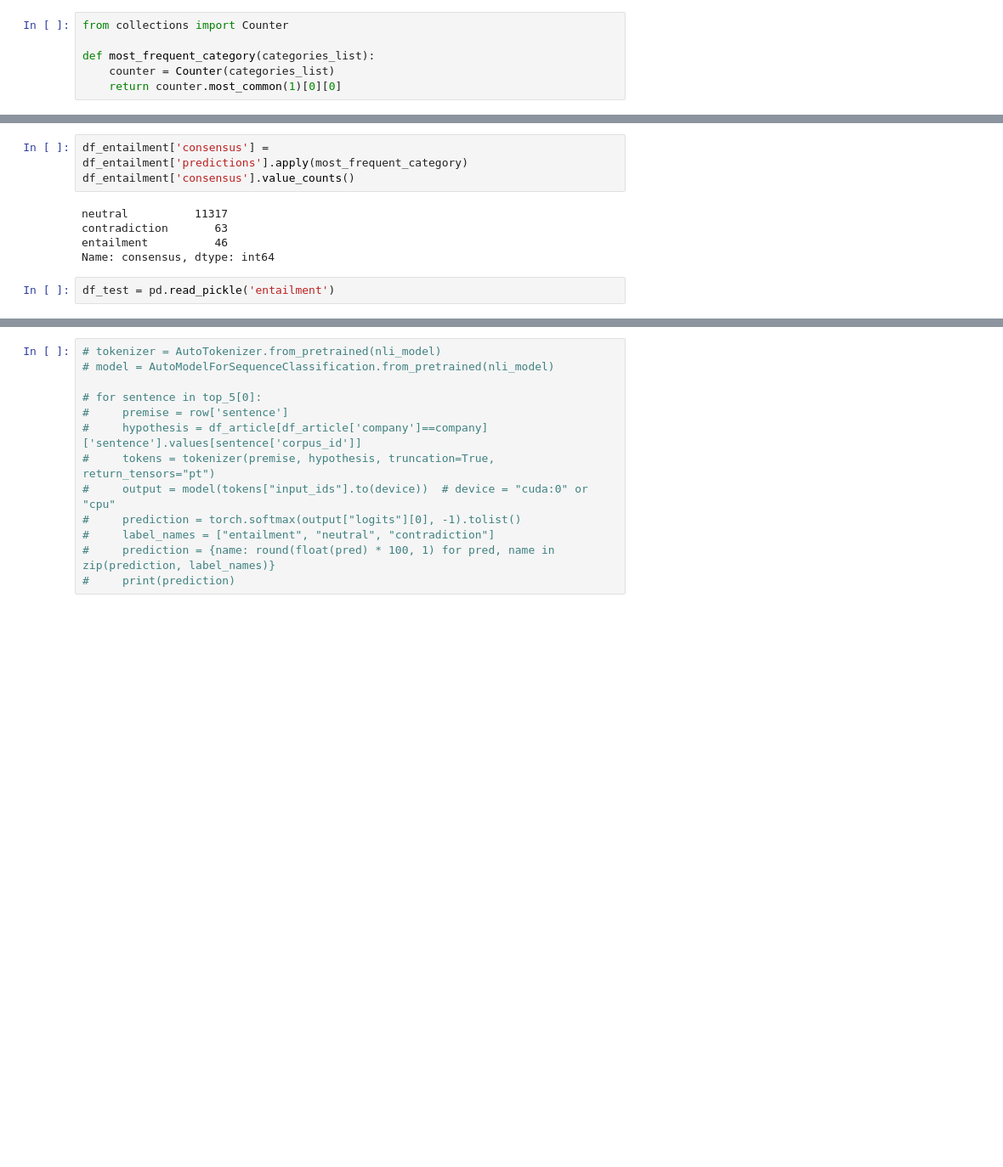
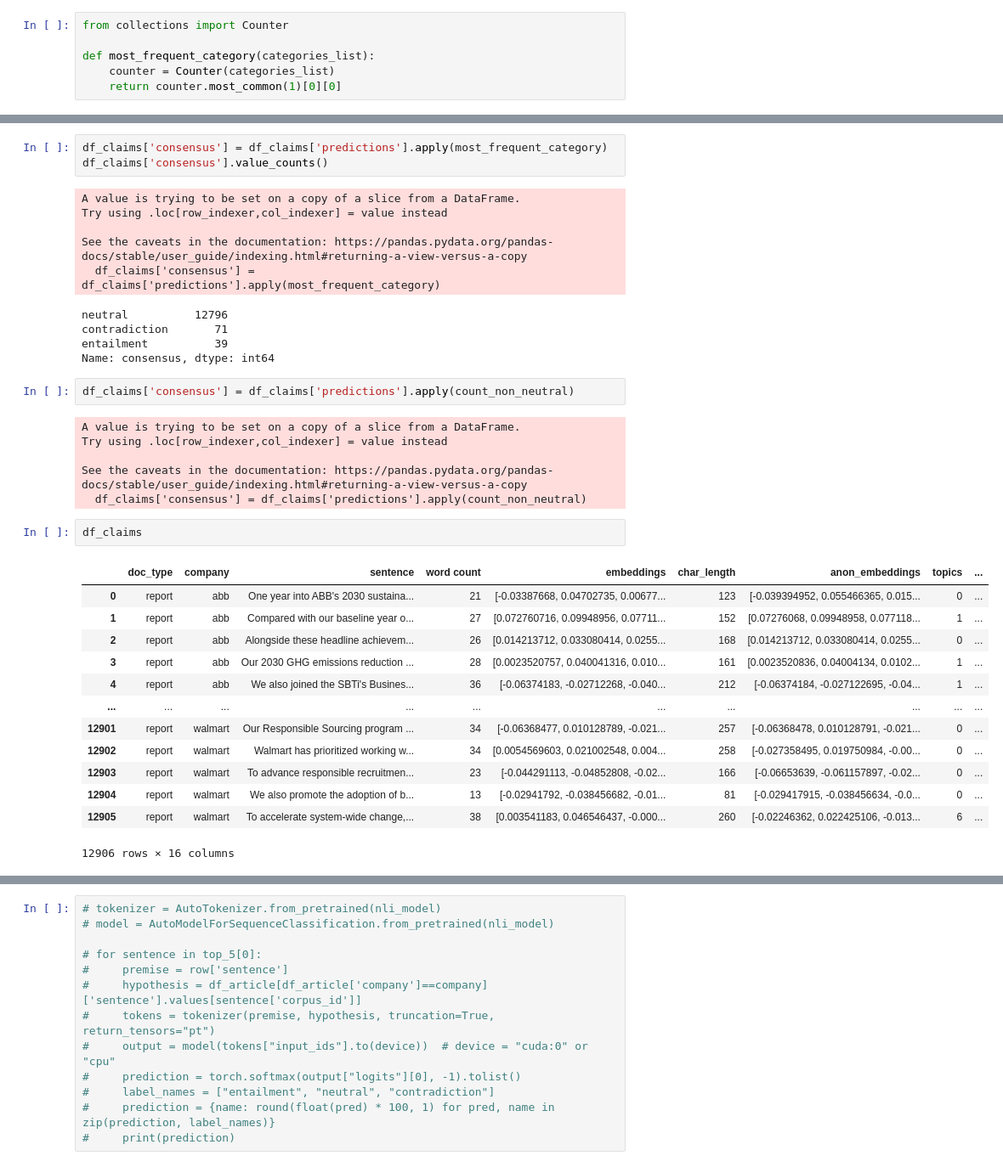
Before and after one commit to dathanh-nguyen/Thesis, a Jupyter notebook: analysis/Data_analysis_NLI.ipynb, the cells around one changed output, grey strips where cells are left out. Shown: that part at 85% size. Saved outputs shown, nothing was run; the diff lists cells and outputs as text; blank space fills up the shorter version.

```diff
--- a/analysis/Data_analysis_NLI.ipynb
+++ b/analysis/Data_analysis_NLI.ipynb
@@ -190,10 +205,37 @@ def most_frequent_category(categories_list):
 # %%
-df_entailment['consensus'] = df_entailment['predictions'].apply(most_frequent_category)
-df_entailment['consensus'].value_counts()
+df_claims['consensus'] = df_claims['predictions'].apply(most_frequent_category)
+df_claims['consensus'].value_counts()
 # %% [output]
-neutral          11317
-contradiction       63
-entailment          46
-Name: consensus, dtype: int64
+A value is trying to be set on a copy of a slice from a DataFrame.
+Try using .loc[row_indexer,col_indexer] = value instead
+
+See the caveats in the documentation: https://pandas.pydata.org/pandas-docs/stable/user_guide/indexing.html#returning-a-view-versus-a-copy
+  df_claims['consensus'] = df_claims['predictions'].apply(most_frequent_category)
+neutral          12796
+contradiction       71
+entailment          39
+Name: consensus, dtype: int64
 # %%
-df_test = pd.read_pickle('entailment')
+df_claims['consensus'] = df_claims['predictions'].apply(count_non_neutral)
+# %% [output]
+A value is trying to be set on a copy of a slice from a DataFrame.
+Try using .loc[row_indexer,col_indexer] = value instead
+
+See the caveats in the documentation: https://pandas.pydata.org/pandas-docs/stable/user_guide/indexing.html#returning-a-view-versus-a-copy
+  df_claims['consensus'] = df_claims['predictions'].apply(count_non_neutral)
+# %%
+df_claims
+# %% [output]
+|  | doc_type | company | sentence | word count | embeddings | char_length | anon_embeddings | topics | ... |
+| 0 | report | abb | One year into ABB's 2030 sustaina... | 21 | [-0.03387668, 0.04702735, 0.00677... | 123 | [-0.039394952, 0.055466365, 0.015... | 0 | ... |
+| 1 | report | abb | Compared with our baseline year o... | 27 | [0.072760716, 0.09948956, 0.07711... | 152 | [0.07276068, 0.09948958, 0.077118... | 1 | ... |
+| 2 | report | abb | Alongside these headline achievem... | 26 | [0.014213712, 0.033080414, 0.0255... | 168 | [0.014213712, 0.033080414, 0.0255... | 0 | ... |
+| 3 | report | abb | Our 2030 GHG emissions reduction ... | 28 | [0.0023520757, 0.040041316, 0.010... | 161 | [0.0023520836, 0.04004134, 0.0102... | 1 | ... |
+| 4 | report | abb | We also joined the SBTi's Busines... | 36 | [-0.06374183, -0.02712268, -0.040... | 212 | [-0.06374184, -0.027122695, -0.04... | 1 | ... |
+| ... | ... | ... | ... | ... | ... | ... | ... | ... | ... |
+| 12901 | report | walmart | Our Responsible Sourcing program ... | 34 | [-0.06368477, 0.010128789, -0.021... | 257 | [-0.06368478, 0.010128791, -0.021... | 0 | ... |
+| 12902 | report | walmart | Walmart has prioritized working w... | 34 | [0.0054569603, 0.021002548, 0.004... | 258 | [-0.027358495, 0.019750984, -0.00... | 0 | ... |
+| 12903 | report | walmart | To advance responsible recruitmen... | 23 | [-0.044291113, -0.04852808, -0.02... | 166 | [-0.06653639, -0.061157897, -0.02... | 0 | ... |
+| 12904 | report | walmart | We also promote the adoption of b... | 13 | [-0.02941792, -0.038456682, -0.01... | 81 | [-0.029417915, -0.038456634, -0.0... | 0 | ... |
+| 12905 | report | walmart | To accelerate system-wide change,... | 38 | [0.003541183, 0.046546437, -0.000... | 260 | [-0.02246362, 0.022425106, -0.013... | 6 | ... |
+12906 rows × 16 columns
```
Also changed, not shown: parts of 41 cells of this notebook, 2 other files.
